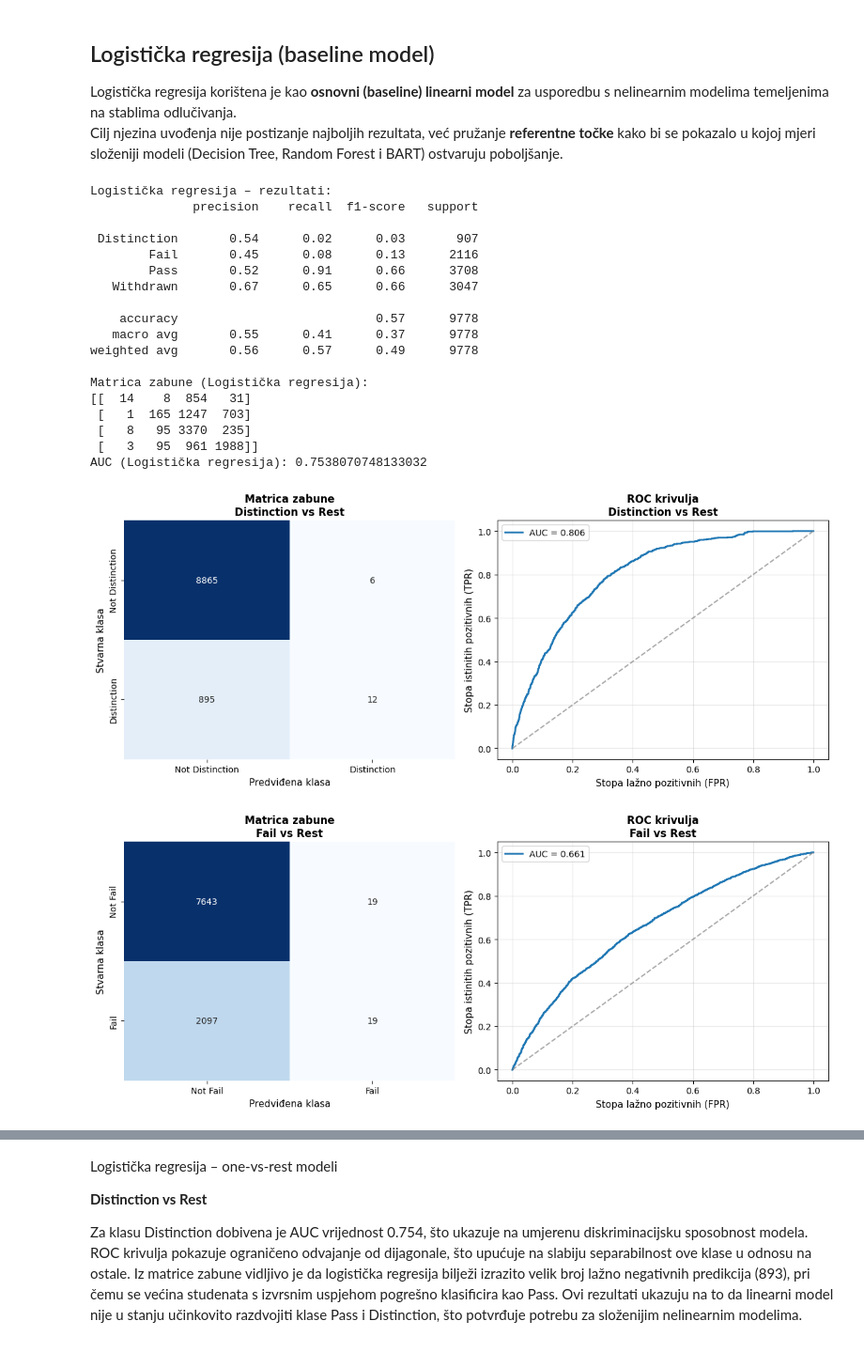
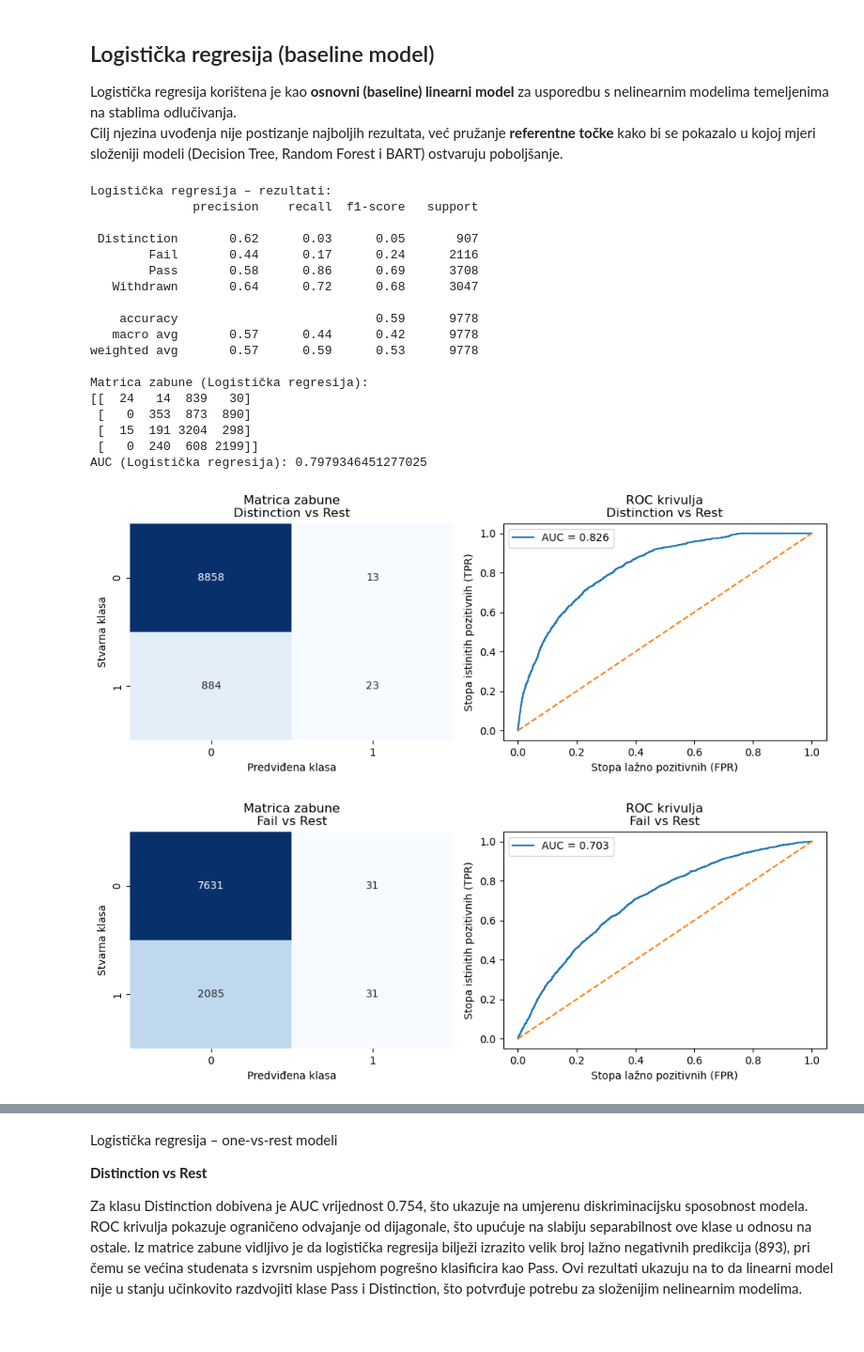
Before and after one commit to KLucan/uzop-projekt, a Jupyter notebook: projekt_3.ipynb, the cells around one changed output, grey strips where cells are left out. Shown at 94% size. Cells and saved outputs as stored; diff of their text form; code cells hidden in the pictures.

```diff
--- a/projekt_3.ipynb
+++ b/projekt_3.ipynb
@@ -633,11 +529,10 @@ Za klasu Withdrawn dobivena je najviša AUC vrijednost od 0.789, što ukazuje na
 Logistička regresija korištena je kao **osnovni (baseline) linearni model** za usporedbu s nelinearnim modelima temeljenima na stablima odlučivanja.
 Cilj njezina uvođenja nije postizanje najboljih rezultata, već pružanje **referentne točke** kako bi se pokazalo u kojoj mjeri složeniji modeli (Decision Tree, Random Forest i BART) ostvaruju poboljšanje.
 # %%
-
 logreg_pipeline_clf = Pipeline([
     ("scaler", StandardScaler()),
     ("clf", LogisticRegression(
-        #multi_class="multinomial",
+        multi_class="multinomial",
         solver="lbfgs",
         max_iter=1000,
         random_state=42
@@ -652,44 +547,44 @@ logreg_pipeline_clf.fit(X_train, y_train)
 # Predikcija
 y_pred_logreg = logreg_pipeline_clf.predict(X_test)
 y_proba_logreg = logreg_pipeline_clf.predict_proba(X_test)
 
 # Evaluacija
 print("Logistička regresija – rezultati:")
 print(classification_report(y_test, y_pred_logreg))
 
 # Confusion matrix
 cm_logreg = confusion_matrix(y_test, y_pred_logreg)
 print("Matrica zabune (Logistička regresija):")
 print(cm_logreg)
 
 # AUC (multiclass)
 auc_logreg = roc_auc_score(y_test, y_proba_logreg, multi_class="ovr")
 print("AUC (Logistička regresija):", auc_logreg)
 
 
 
 classes_to_check = sorted(y.unique())
 
 for cls in classes_to_check:
     evaluate_ovr(logreg_pipeline_clf, X_test, y_test, cls)
 # %% [output]
 Logistička regresija – rezultati:
               precision    recall  f1-score   support
 
- Distinction       0.54      0.02      0.03       907
-        Fail       0.45      0.08      0.13      2116
-        Pass       0.52      0.91      0.66      3708
-   Withdrawn       0.67      0.65      0.66      3047
+ Distinction       0.62      0.03      0.05       907
+        Fail       0.44      0.17      0.24      2116
+        Pass       0.58      0.86      0.69      3708
+   Withdrawn       0.64      0.72      0.68      3047
 
-    accuracy                           0.57      9778
-   macro avg       0.55      0.41      0.37      9778
-weighted avg       0.56      0.57      0.49      9778
+    accuracy                           0.59      9778
+   macro avg       0.57      0.44      0.42      9778
+weighted avg       0.57      0.59      0.53      9778
 
 Matrica zabune (Logistička regresija):
-[[  14    8  854   31]
- [   1  165 1247  703]
- [   8   95 3370  235]
- [   3   95  961 1988]]
-AUC (Logistička regresija): 0.7538070748133032
+[[  24   14  839   30]
+ [   0  353  873  890]
+ [  15  191 3204  298]
+ [   0  240  608 2199]]
+AUC (Logistička regresija): 0.7979346451277025
-[figure, old version]
+[figure, new version]
-[figure, old version]
+[figure, new version]
```
Also changed, not shown: parts of 28 cells of this notebook.
